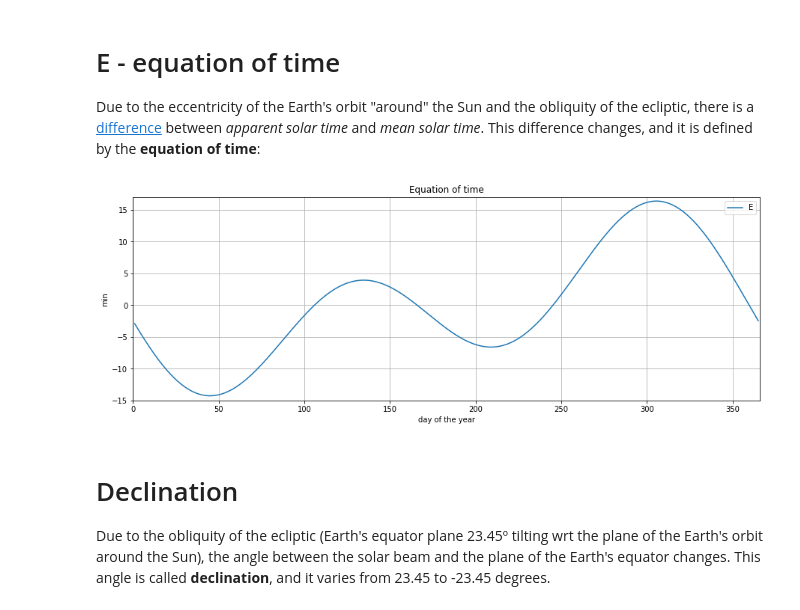
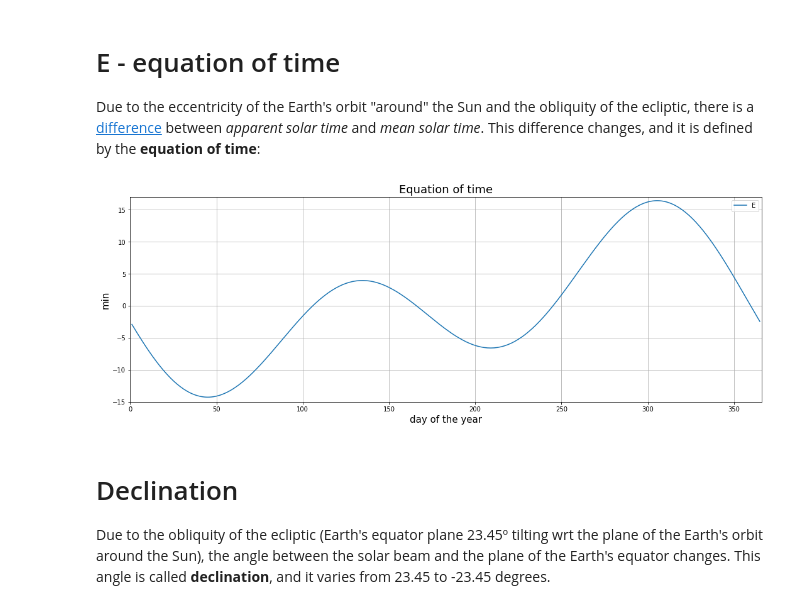
Before and after one commit to aqreed/solarpy, a Jupyter notebook: examples/g_eq-of-time_declination.ipynb, the cells around one changed output. Cells and saved outputs as stored; diff of their text form; code cells hidden in the pictures.

```diff
--- a/examples/g_eq-of-time_declination.ipynb
+++ b/examples/g_eq-of-time_declination.ipynb
@@ -1,10 +1,7 @@
 # %%
 import numpy as np
 import matplotlib.pyplot as plt
-import solar_radiation as sr
-
-from pylab import rcParams
-rcParams['figure.figsize'] = 15, 5
+import pysolar.radiation as psr
 # %% [markdown]
 # G - extraterrestrial radiation on normal plane
 
@@ -15,13 +12,15 @@ n = range(1, 366)
 Gon_ = []
 
 for i in n:
-    Gon_.append(sr.Gon(i))
+    Gon_.append(psr.Gon(i))
 
 # plot the series
+plt.figure(figsize=(18, 6))
 plt.plot(n, Gon_, label='Gon')
 plt.xlim(0, 366), plt.ylim(1320, 1420)
-plt.xlabel('day of the year'), plt.ylabel('W/m2')
-plt.title('Extraterrestrial radiation on normal plane')
+plt.xlabel('day of the year', fontsize=15)
+plt.ylabel('W/m2', fontsize=15)
+plt.title('Extraterrestrial radiation on normal plane', fontsize=18)
 plt.legend()
 plt.grid(True)
 plt.show()
@@ -34,21 +33,23 @@ Due to the eccentricity of the Earth's orbit "around" the Sun and the obliquity
 # %%
 # create the time-series
 n = range(1, 366)
 E_ = []
 
 for i in n:
-    E_.append(sr.Eq_time(i))
+    E_.append(psr.Eq_time(i))
 
 # plot the series
+plt.figure(figsize=(18, 6))
 plt.plot(n, E_, label='E')
 plt.xlim(0, 366), plt.ylim(-15, 17)
-plt.xlabel('day of the year'), plt.ylabel('min')
-plt.title('Equation of time')
+plt.xlabel('day of the year', fontsize=15)
+plt.ylabel('min', fontsize=15)
+plt.title('Equation of time', fontsize=18)
 plt.legend()
 plt.grid(True)
 plt.show()
 # %% [output]
-[figure, old version]
+[figure, new version]
 # %% [markdown]
 # Declination
 
```
Also changed, not shown: parts of 2 cells of this notebook, 9 other files.
